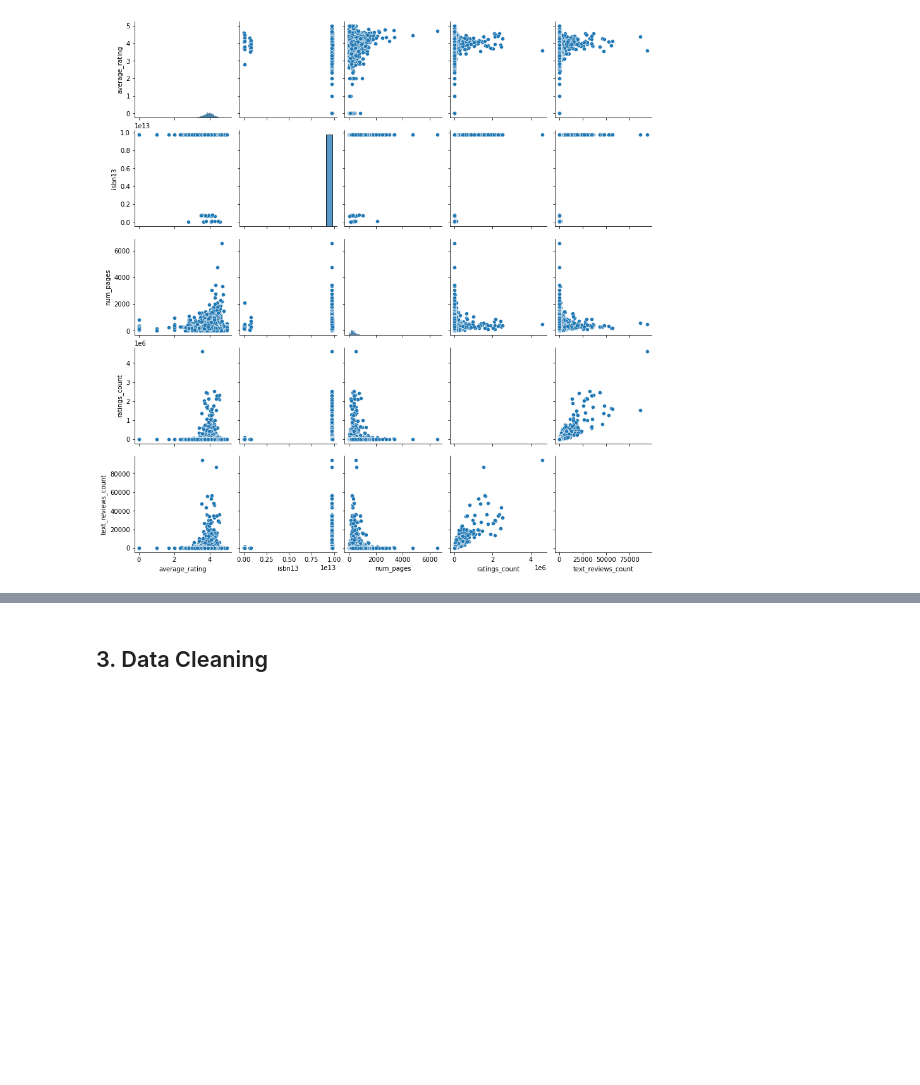
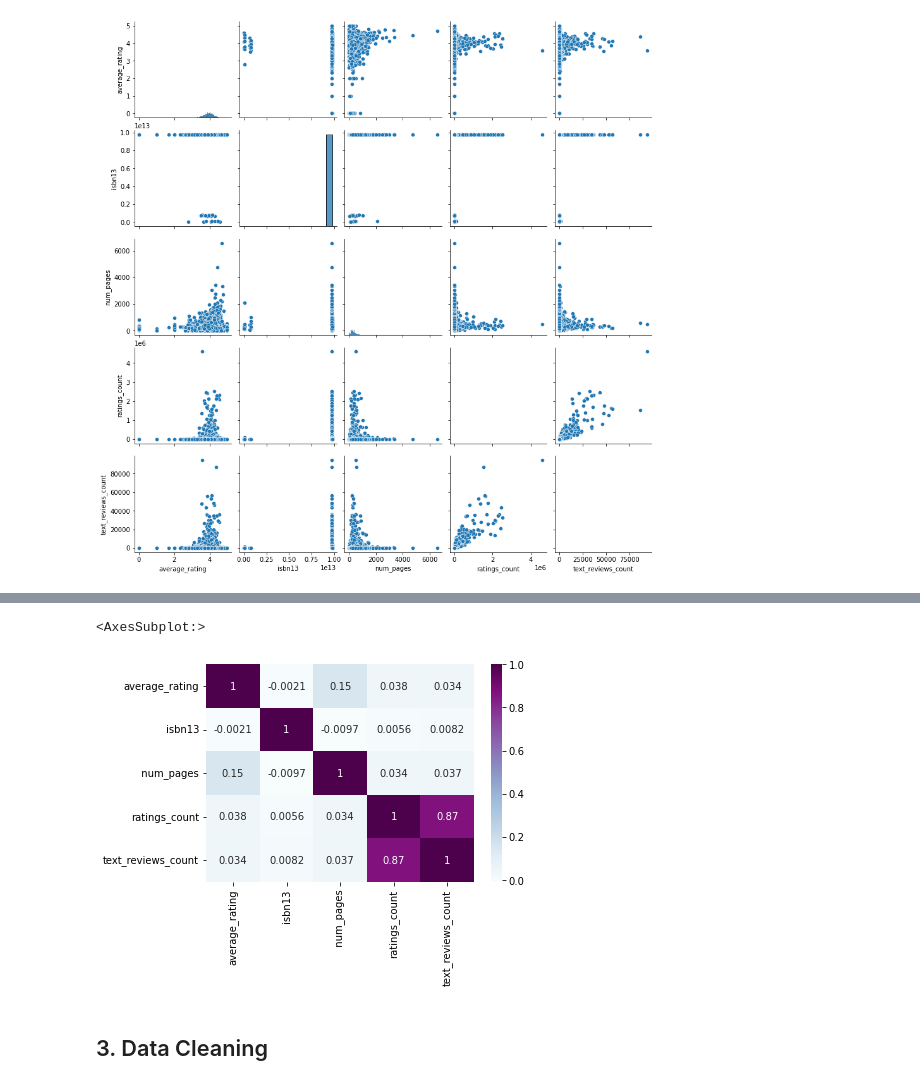
Before and after one commit to rroure/book_rating-project, a Jupyter notebook: script/book_exploratory_cleaning.ipynb, the cells around one changed output, grey strips where cells are left out. Cells and saved outputs as stored; diff of their text form; code cells hidden in the pictures; blank space fills up the shorter version.

```diff
--- a/script/book_exploratory_cleaning.ipynb
+++ b/script/book_exploratory_cleaning.ipynb
@@ -256,3 +334,7 @@ sns.pairplot(df) #numeric variables
 # %% [output]
 <seaborn.axisgrid.PairGrid at 0x...>
 [figure]
+# %%
+#correlation
+corr = df.corr()
+corr
@@ -259,3 +348,8 @@ sns.pairplot(df) #numeric variables
+# %%
+sns.heatmap(corr, cmap="BuPu", annot=True)
+# %% [output]
+<AxesSubplot:>
+[figure, added]
 # %% [markdown]
 ## 3. Data Cleaning
 # %% [markdown]
```
Also changed, not shown: parts of 13 cells of this notebook, 8 other files.
